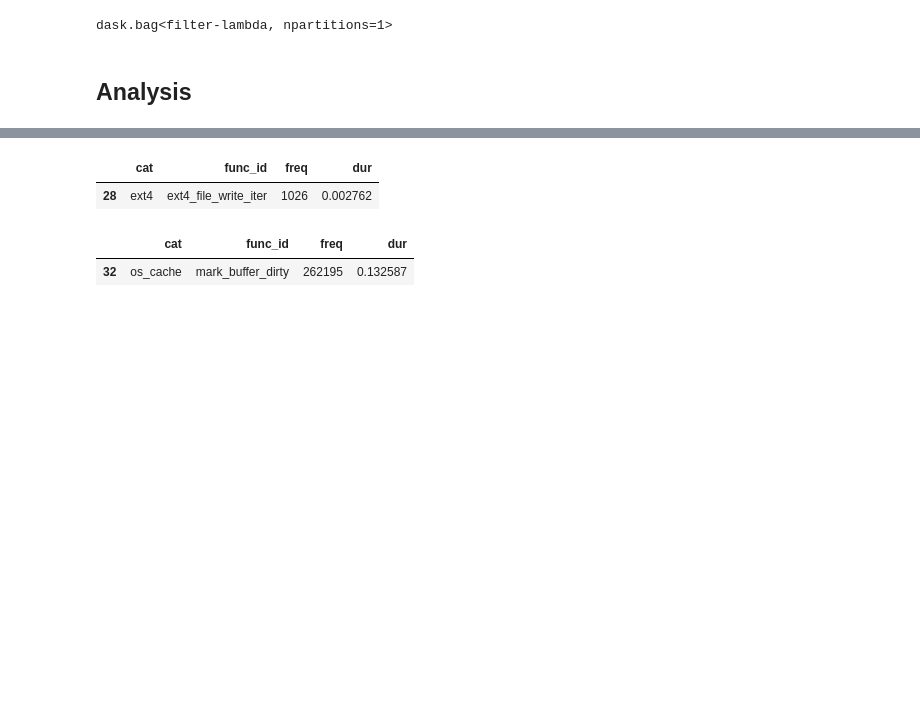
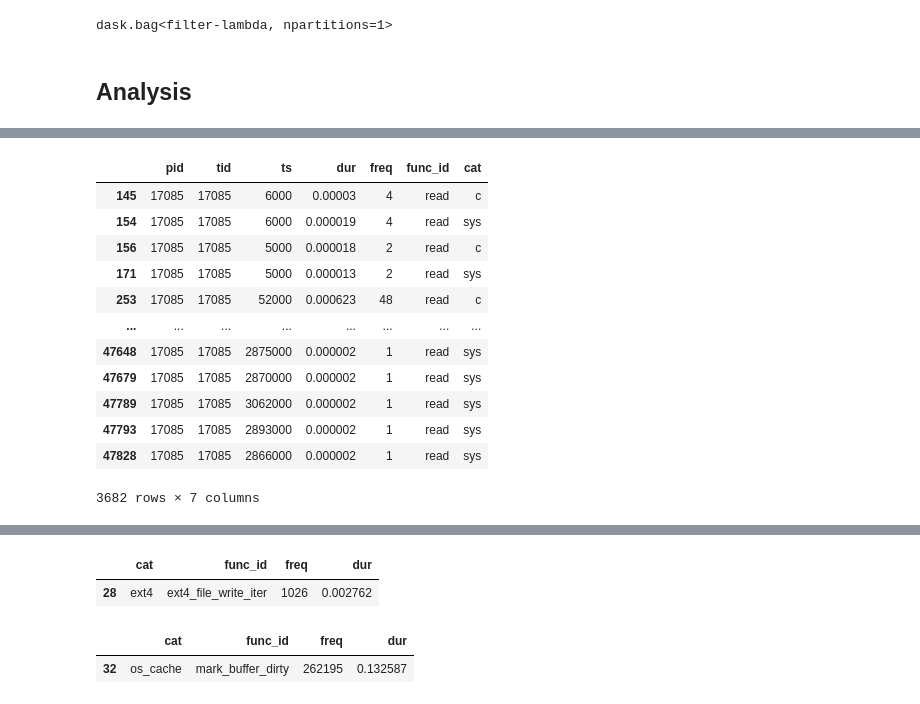
Before and after one commit to hariharan-devarajan/datacrumbs, a Jupyter notebook: analysis/analysis.ipynb, the cells around one changed output, grey strips where cells are left out. Cells and saved outputs as stored; diff of their text form; code cells hidden in the pictures; blank space fills up the shorter version.

```diff
--- a/analysis/analysis.ipynb
+++ b/analysis/analysis.ipynb
@@ -98,0 +107,16 @@ events.query("func_id.str.contains('write')").compute()
+# %%
+events.query("func_id.str.contains('read')").compute()
+# %% [output]
+|  | pid | tid | ts | dur | freq | func_id | cat |
+| 145 | 17085 | 17085 | 6000 | 0.00003 | 4 | read | c |
+| 154 | 17085 | 17085 | 6000 | 0.000019 | 4 | read | sys |
+| 156 | 17085 | 17085 | 5000 | 0.000018 | 2 | read | c |
+| 171 | 17085 | 17085 | 5000 | 0.000013 | 2 | read | sys |
+| 253 | 17085 | 17085 | 52000 | 0.000623 | 48 | read | c |
+| ... | ... | ... | ... | ... | ... | ... | ... |
+| 47648 | 17085 | 17085 | 2875000 | 0.000002 | 1 | read | sys |
+| 47679 | 17085 | 17085 | 2870000 | 0.000002 | 1 | read | sys |
+| 47789 | 17085 | 17085 | 3062000 | 0.000002 | 1 | read | sys |
+| 47793 | 17085 | 17085 | 2893000 | 0.000002 | 1 | read | sys |
+| 47828 | 17085 | 17085 | 2866000 | 0.000002 | 1 | read | sys |
+3682 rows × 7 columns
```
Also changed, not shown: parts of 7 cells of this notebook, 4 other files.
